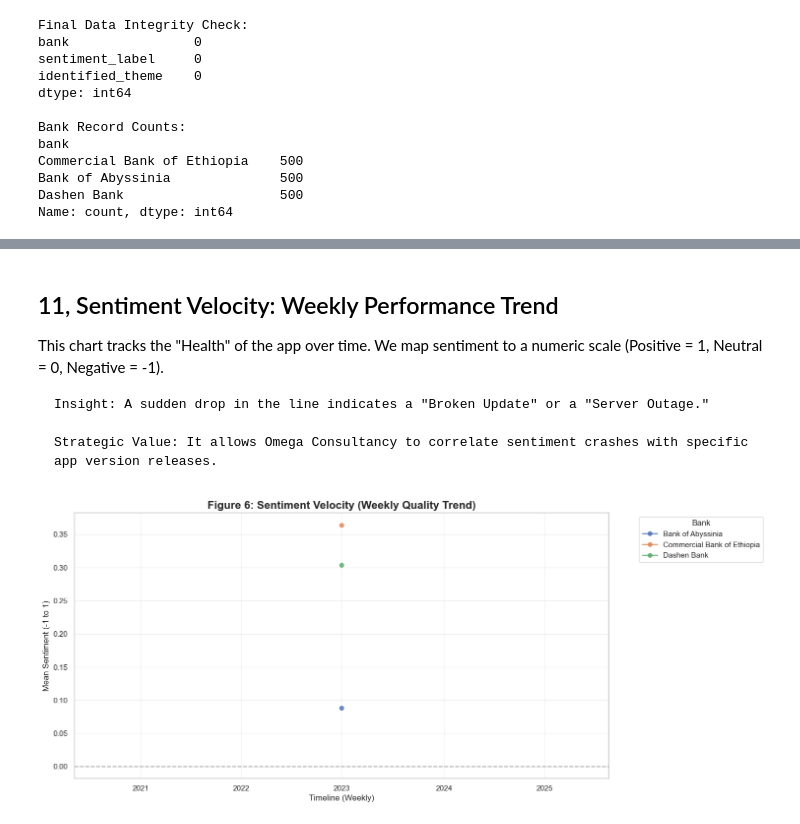
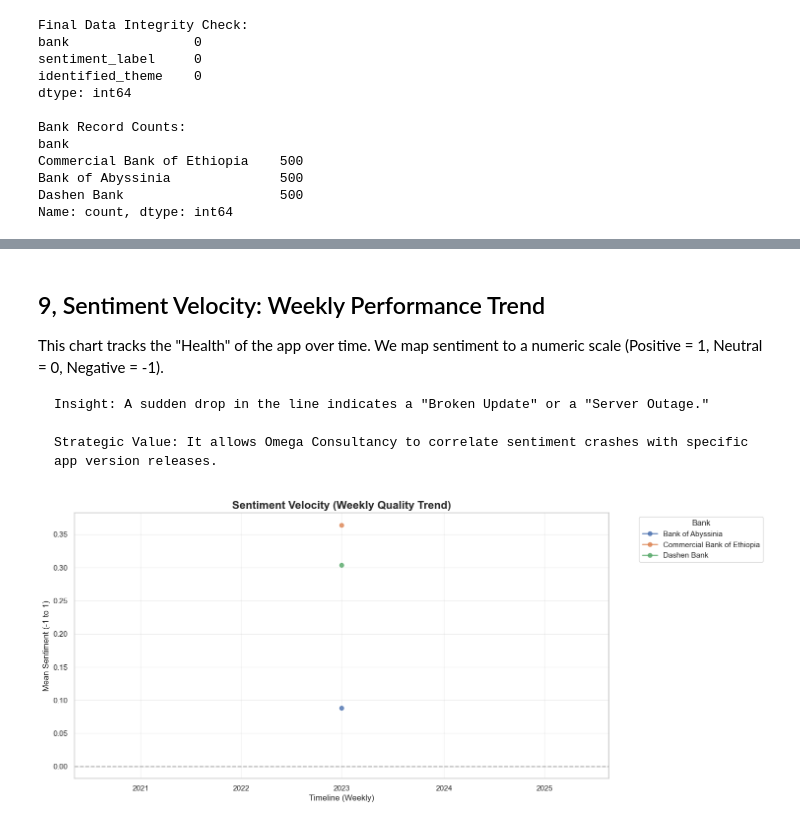
Before and after one commit to bethelhemf/fintech-review-analytics, a Jupyter notebook: notebooks/analysis_report.ipynb, the cells around one changed output, grey strips where cells are left out. Saved outputs shown, nothing was run; the diff lists cells and outputs as text; code cells hidden in the pictures.

```diff
--- a/notebooks/analysis_report.ipynb
+++ b/notebooks/analysis_report.ipynb
@@ -220,5 +203,5 @@ plt.show()
 # %% [markdown]
-## 11,  Sentiment Velocity: Weekly Performance Trend
+## 9,  Sentiment Velocity: Weekly Performance Trend
 This chart tracks the "Health" of the app over time. We map sentiment to a numeric scale (Positive = 1, Neutral = 0, Negative = -1).
 
     Insight: A sudden drop in the line indicates a "Broken Update" or a "Server Outage."
@@ -227,25 +210,25 @@ This chart tracks the "Health" of the app over time. We map sentiment to a numer
 # %%
 # Visual 6: Weekly Mean Sentiment Trend
 plt.figure(figsize=(14, 7))
 
 # Ensure date is datetime format
 df['date'] = pd.to_datetime(df['date'])
 
 # Map sentiment to numeric for calculation
 sent_map = {'POSITIVE': 1, 'NEUTRAL': 0, 'NEGATIVE': -1}
 df['sent_score'] = df['sentiment_label'].map(sent_map)
 
 # Group by Week and Bank, then calculate mean
 trend_df = df.groupby([pd.Grouper(key='date', freq='W'), 'bank'])['sent_score'].mean().unstack()
 
 # Plot
 trend_df.plot(marker='o', linewidth=2, alpha=0.8, ax=plt.gca())
-plt.title('Figure 6: Sentiment Velocity (Weekly Quality Trend)', fontsize=16, fontweight='bold')
+plt.title('Sentiment Velocity (Weekly Quality Trend)', fontsize=16, fontweight='bold')
 plt.ylabel('Mean Sentiment (-1 to 1)')
 plt.xlabel('Timeline (Weekly)')
 plt.axhline(0, color='black', linestyle='--', alpha=0.3) # Neutral baseline
 plt.legend(title='Bank', bbox_to_anchor=(1.05, 1), loc='upper left')
 plt.grid(True, alpha=0.3)
 plt.show()
 # %% [output]
-[figure, old version]
+[figure, new version]
```
Also changed, not shown: parts of 10 cells of this notebook.
